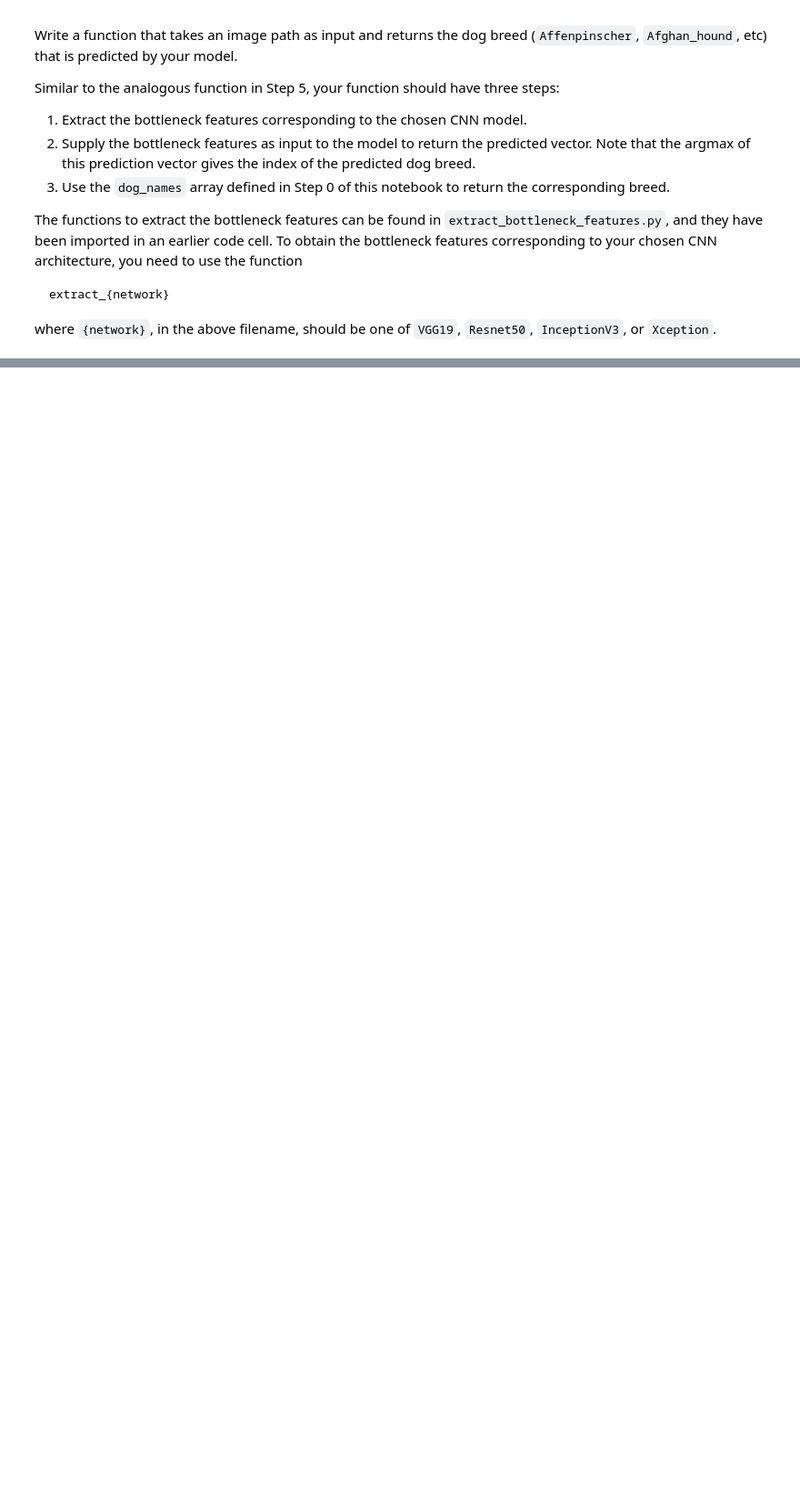
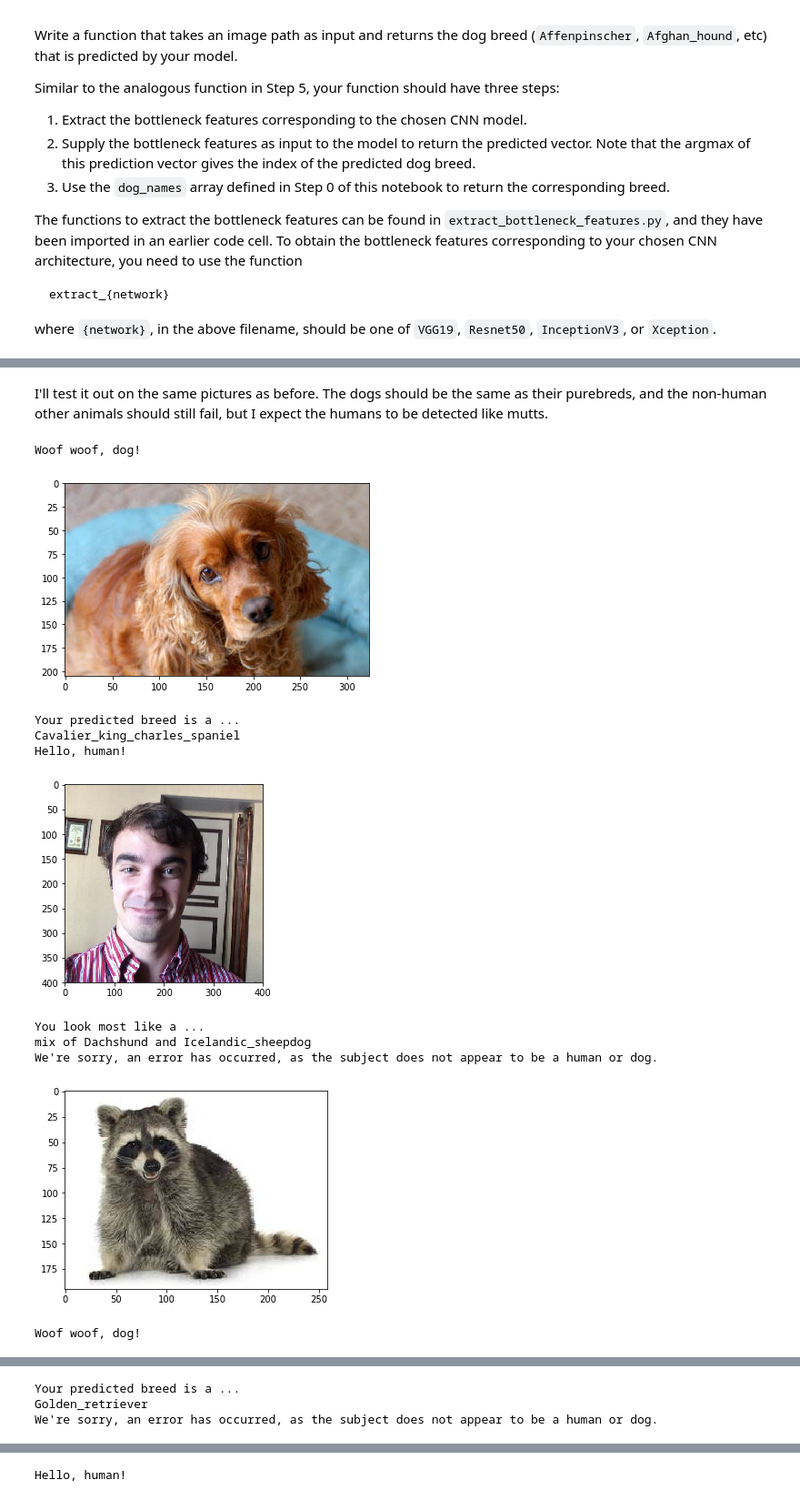
Before and after one commit to mvirgo/DLND-Projects, a Jupyter notebook: dog-project/dog_app.ipynb, the cells around one changed output, grey strips where cells are left out. Shown at 91% size. Drawn from its saved outputs; the diff is of its cells as text; code cells hidden in the pictures; blank space fills up the shorter version.

```diff
--- a/dog-project/dog_app.ipynb
+++ b/dog-project/dog_app.ipynb
@@ -613,6 +630,7 @@ __Answer:__
 ### (IMPLEMENTATION) Compile the Model
 # %%
 ### TODO: Compile the model.
+Inception_model.compile(loss='categorical_crossentropy', optimizer='Adam', metrics=['accuracy'])
 # %% [markdown]
 ### (IMPLEMENTATION) Train the Model
 
@@ -624,7 +667,8 @@ You are welcome to [augment the training data](https://blog.keras.io/building-po
 # %% [markdown]
 ### (IMPLEMENTATION) Load the Model with the Best Validation Loss
 # %%
-### TODO: Load the model weights with the best validation loss.
+### Load the model weights with the best validation loss.
+Inception_model.load_weights('saved_models/weights.best.Inception.hdf5')
 # %% [markdown]
 ### (IMPLEMENTATION) Test the Model
 
@@ -690,0 +806,54 @@ __Answer:__
+# %%
+def Inception_predict_mutt(img_path):
+    top_breeds = []
+    # extract bottleneck features
+    bottleneck_feature = extract_InceptionV3(path_to_tensor(img_path))
+    # obtain predicted vector
+    predicted_vector = Inception_model.predict(bottleneck_feature)
+    # return dog breed that is predicted by the model
+    top = np.argmax(predicted_vector)
+    top_breeds.append(dog_names[top])  # Add top breed to the list
+    if predicted_vector[:,top] < 0.7:
+        predicted_vector[:,top] = 0  # Set the top breed to zero
+        top_breeds.append(dog_names[np.argmax(predicted_vector)])  # Check for next highest
+
+    return top_breeds
+
+def predict_breed(img_path):
+    breeds = Inception_predict_mutt(img_path)
+    if len(breeds) > 1:
+        print("mix of %s and %s" % (breeds[0], breeds[1]))
+    else:
+        print(breeds[0])
+
+def mutt_algorithm(img_path):
+    if face_detector(img_path):
+        print("Hello, human!")
+        show_pic(img_path)
+        print("You look most like a ...")
+        predict_breed(img_path)
+    elif dog_detector(img_path):
+        print("Woof woof, dog!")
+        show_pic(img_path)
+        print("Your predicted breed is a ...")
+        predict_breed(img_path)
+    else:
+        print("We're sorry, an error has occurred, as the subject does not appear to be a human or dog.")
+        show_pic(img_path)
+# %% [markdown]
+I'll test it out on the same pictures as before. The dogs should be the same as their purebreds, and the non-human other animals should still fail, but I expect the humans to be detected like mutts.
+# %%
+for file_path in glob('test_images/*.jpg'):
+    mutt_algorithm(file_path)
+# %% [output]
+Woof woof, dog!
+[figure, added]
+Your predicted breed is a ...
+Cavalier_king_charles_spaniel
+Hello, human!
+[figure, added]
+You look most like a ...
+mix of Dachshund and Icelandic_sheepdog
+We're sorry, an error has occurred, as the subject does not appear to be a human or dog.
+[figure, added]
+Woof woof, dog!
@@ -690,0 +861,3 @@ __Answer:__
+Your predicted breed is a ...
+Golden_retriever
+We're sorry, an error has occurred, as the subject does not appear to be a human or dog.
@@ -690,0 +865 @@ __Answer:__
+Hello, human!
```
Also changed, not shown: parts of 24 cells of this notebook, 12 other files.
